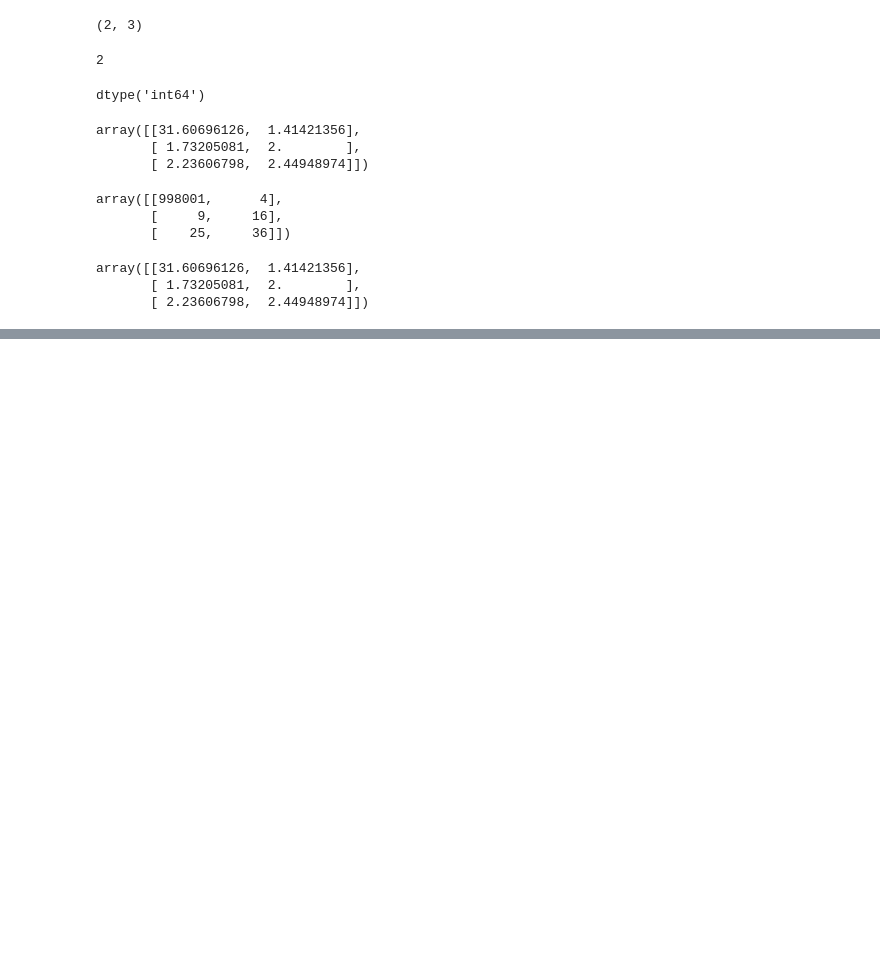
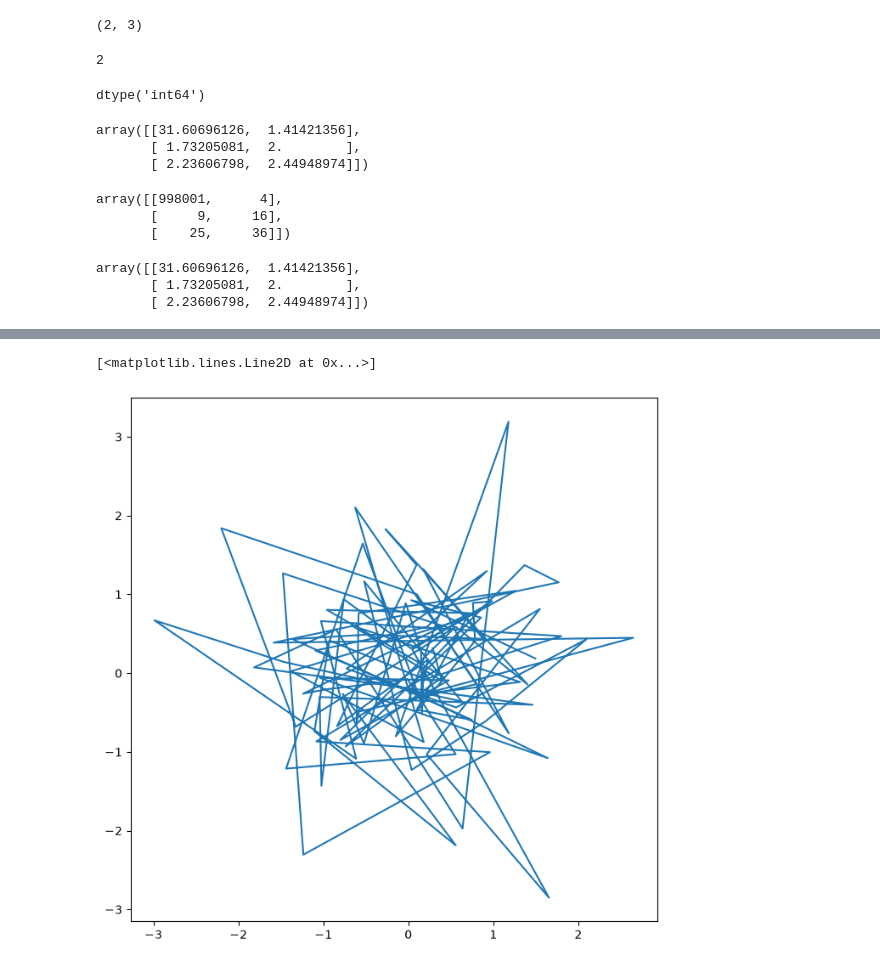
Before and after one commit to left2001/chapter2islp, a Jupyter notebook: chapter2.ipynb, the cells around one changed output, grey strips where cells are left out. Drawn from its saved outputs; the diff is of its cells as text; code cells hidden in the pictures; blank space fills up the shorter version.

```diff
--- a/chapter2.ipynb
+++ b/chapter2.ipynb
@@ -216,0 +300,14 @@ array([[31.60696126,  1.41421356],
+# %%
+rng3=np.random.default_rng(seed=3)
+y=rng3.standard_normal(10)
+#Mean of y ways to get it
+np.mean(y)
+y.mean()
+#Variance of y ways to get it
+np.var(y)
+y.var()
+np.mean((y-y.mean())**2)
+#Standard deviation of y ways to get it
+np.std(y)
+y.std()
+np.sqrt(np.var(y))
@@ -216,0 +343,8 @@ array([[31.60696126,  1.41421356],
+# %%
+fig,ax=plt.subplots(figsize=(8,8))
+x=rng3.standard_normal(100)
+y=rng3.standard_normal(100)
+ax.plot(x,y)
+# %% [output]
+[<matplotlib.lines.Line2D at 0x...>]
+[figure, added]
```
Also changed, not shown: parts of 22 cells of this notebook.
